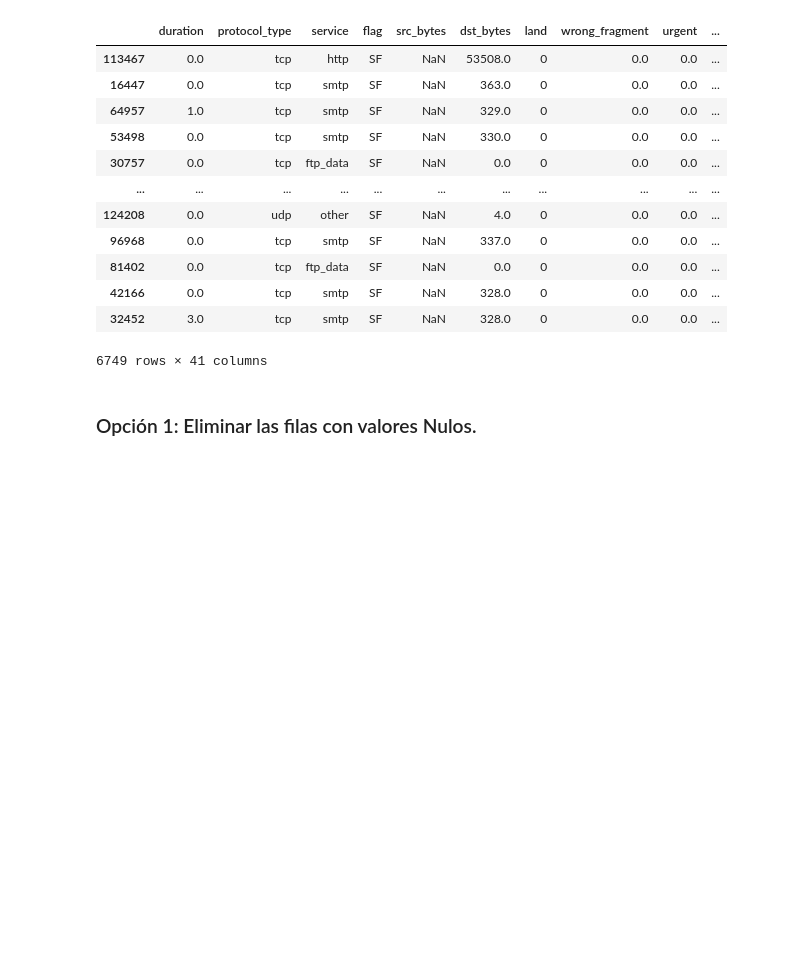
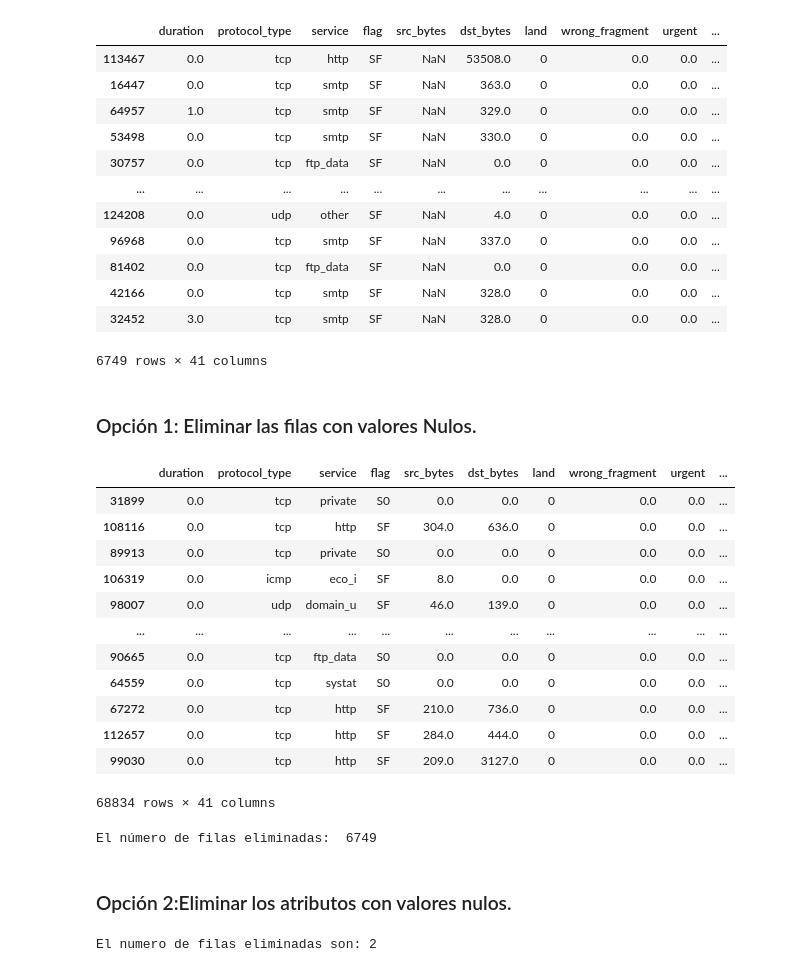
Before and after one commit to EmilioRivFa/Simulacion, a Jupyter notebook: 3501_Preparación-del-DataSet.ipynb, the cells around one changed output. Cells and saved outputs as stored; diff of their text form; code cells hidden in the pictures; blank space fills up the shorter version.

```diff
--- a/3501_Preparación-del-DataSet.ipynb
+++ b/3501_Preparación-del-DataSet.ipynb
@@ -161,3 +161,31 @@ filas_valores_nulos
 6749 rows × 41 columns
 # %% [markdown]
 ### Opción 1: Eliminar las filas con valores Nulos.
+# %%
+# Coepar el DataSet para no alterar el original.
+X_train_copy = X_train.copy()
+# %%
+# Eliminar las columnas co  vslores nulos.
+X_train_copy.dropna(subset = ["src_bytes", "dst_bytes"], inplace = True)
+X_train_copy
+# %% [output]
+|  | duration | protocol_type | service | flag | src_bytes | dst_bytes | land | wrong_fragment | urgent | ... |
+| 31899 | 0.0 | tcp | private | S0 | 0.0 | 0.0 | 0 | 0.0 | 0.0 | ... |
+| 108116 | 0.0 | tcp | http | SF | 304.0 | 636.0 | 0 | 0.0 | 0.0 | ... |
+| 89913 | 0.0 | tcp | private | S0 | 0.0 | 0.0 | 0 | 0.0 | 0.0 | ... |
+| 106319 | 0.0 | icmp | eco_i | SF | 8.0 | 0.0 | 0 | 0.0 | 0.0 | ... |
+| 98007 | 0.0 | udp | domain_u | SF | 46.0 | 139.0 | 0 | 0.0 | 0.0 | ... |
+| ... | ... | ... | ... | ... | ... | ... | ... | ... | ... | ... |
+| 90665 | 0.0 | tcp | ftp_data | S0 | 0.0 | 0.0 | 0 | 0.0 | 0.0 | ... |
+| 64559 | 0.0 | tcp | systat | S0 | 0.0 | 0.0 | 0 | 0.0 | 0.0 | ... |
+| 67272 | 0.0 | tcp | http | SF | 210.0 | 736.0 | 0 | 0.0 | 0.0 | ... |
+| 112657 | 0.0 | tcp | http | SF | 284.0 | 444.0 | 0 | 0.0 | 0.0 | ... |
+| 99030 | 0.0 | tcp | http | SF | 209.0 | 3127.0 | 0 | 0.0 | 0.0 | ... |
+68834 rows × 41 columns
+# %%
+# Clonar el Número de filas eliminadas
+print('El número de filas eliminadas: ', len(X_train)- len(X_train_copy))
+# %% [output]
+El número de filas eliminadas:  6749
+# %% [markdown]
+### Opción 2:Eliminar los atributos con valores nulos.
@@ -163,0 +198,5 @@ filas_valores_nulos
+# %%
+# Contar el numero de filas eliminadas
+print("El numero de filas eliminadas son:", len (list(X_train))- len(list(X_train_copy)))
+# %% [output]
+El numero de filas eliminadas son: 2
```
Also changed, not shown: parts of 13 cells of this notebook.
